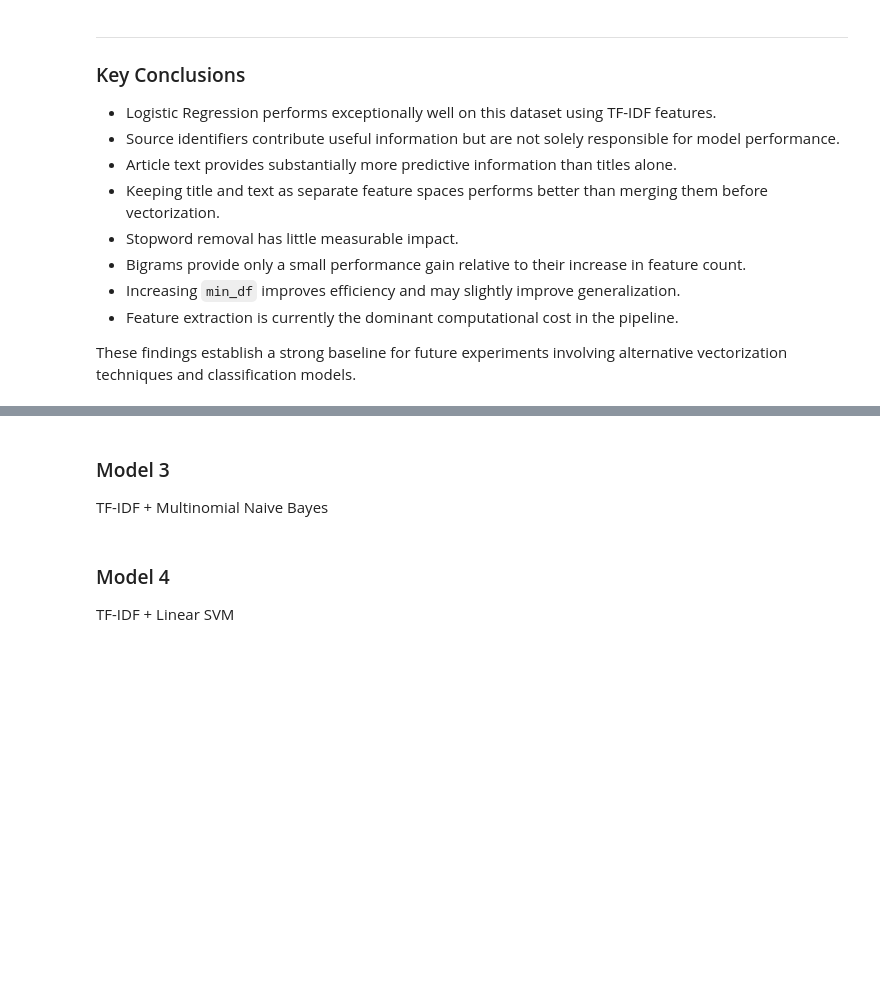
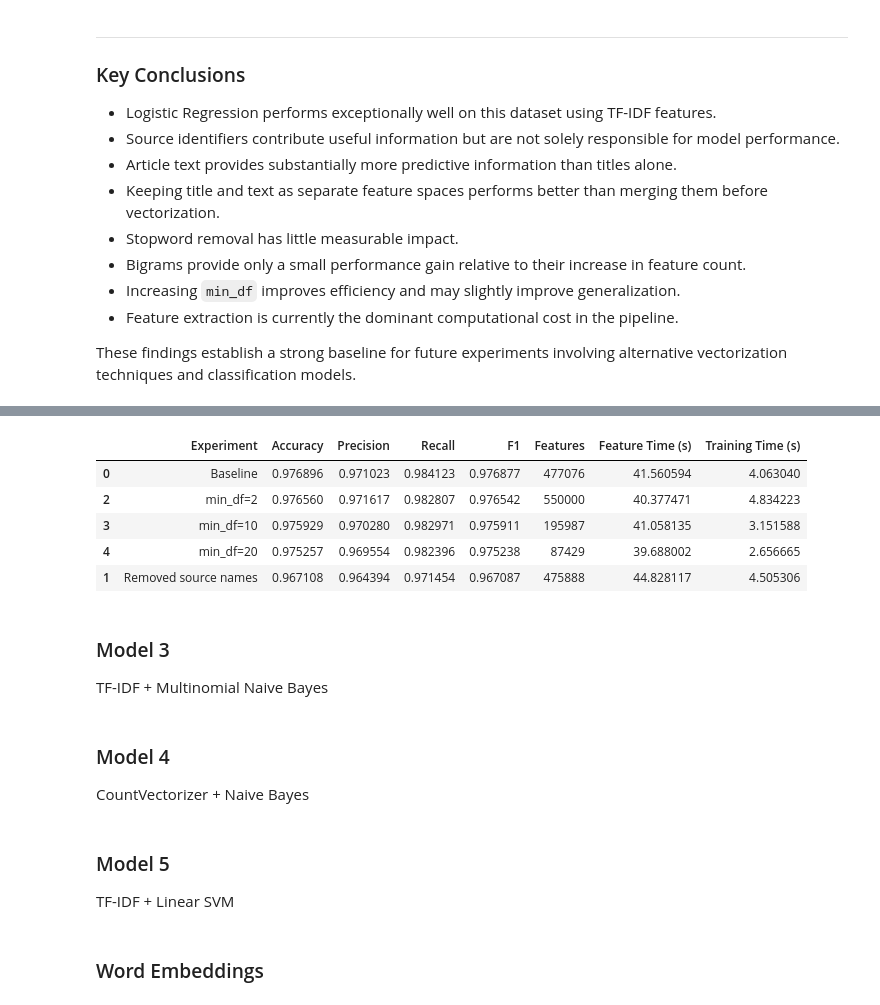
Before and after one commit to aparajaya18-star/fake-news-detector, a Jupyter notebook: detector.ipynb, the cells around one changed output, grey strips where cells are left out. Drawn from its saved outputs; the diff is of its cells as text; code cells hidden in the pictures; blank space fills up the shorter version.

Commit message:
added count verctorizer ver and cleaned nb

```diff
--- a/detector.ipynb
+++ b/detector.ipynb
@@ -832,0 +908,9 @@ CountVectorizer + Logistic Regression
+# %%
+results.append(
+    run_experiment(
+        df,
+        vectorizer="count",
+        experiment_name="Removed source names",
+        remove_sourcewords=True
+    )
+)
@@ -832,0 +937,9 @@ CountVectorizer + Logistic Regression
+# %%
+results.append(
+    run_experiment(
+        df,
+        vectorizer="count",
+        experiment_name="min_df=2",
+        mdf=2
+    )
+)
@@ -832,0 +964,9 @@ CountVectorizer + Logistic Regression
+# %%
+results.append(
+    run_experiment(
+        df,
+        vectorizer="count",
+        experiment_name="min_df=10",
+        mdf=10
+    )
+)
@@ -832,0 +991,9 @@ CountVectorizer + Logistic Regression
+# %%
+results.append(
+    run_experiment(
+        df,
+        vectorizer="count",
+        experiment_name="min_df=20",
+        mdf=20
+    )
+)
@@ -833,6 +1018,21 @@ CountVectorizer + Logistic Regression
+# %%
+comparison_df = pd.DataFrame(results)
+comparison_df.sort_values("Accuracy", ascending=False)
+# %% [output]
+|  | Experiment | Accuracy | Precision | Recall | F1 | Features | Feature Time (s) | Training Time (s) |
+| 0 | Baseline | 0.976896 | 0.971023 | 0.984123 | 0.976877 | 477076 | 41.560594 | 4.063040 |
+| 2 | min_df=2 | 0.976560 | 0.971617 | 0.982807 | 0.976542 | 550000 | 40.377471 | 4.834223 |
+| 3 | min_df=10 | 0.975929 | 0.970280 | 0.982971 | 0.975911 | 195987 | 41.058135 | 3.151588 |
+| 4 | min_df=20 | 0.975257 | 0.969554 | 0.982396 | 0.975238 | 87429 | 39.688002 | 2.656665 |
+| 1 | Removed source names | 0.967108 | 0.964394 | 0.971454 | 0.967087 | 475888 | 44.828117 | 4.505306 |
 # %% [markdown]
 ### Model 3
 TF-IDF + Multinomial Naive Bayes
+# %% [markdown]
+### Model 4
+CountVectorizer + Naive Bayes
 # %% [markdown]
-### Model 4
+### Model 5
 TF-IDF + Linear SVM
+# %% [markdown]
+### Word Embeddings
```
Also changed, not shown: parts of 33 cells of this notebook.
